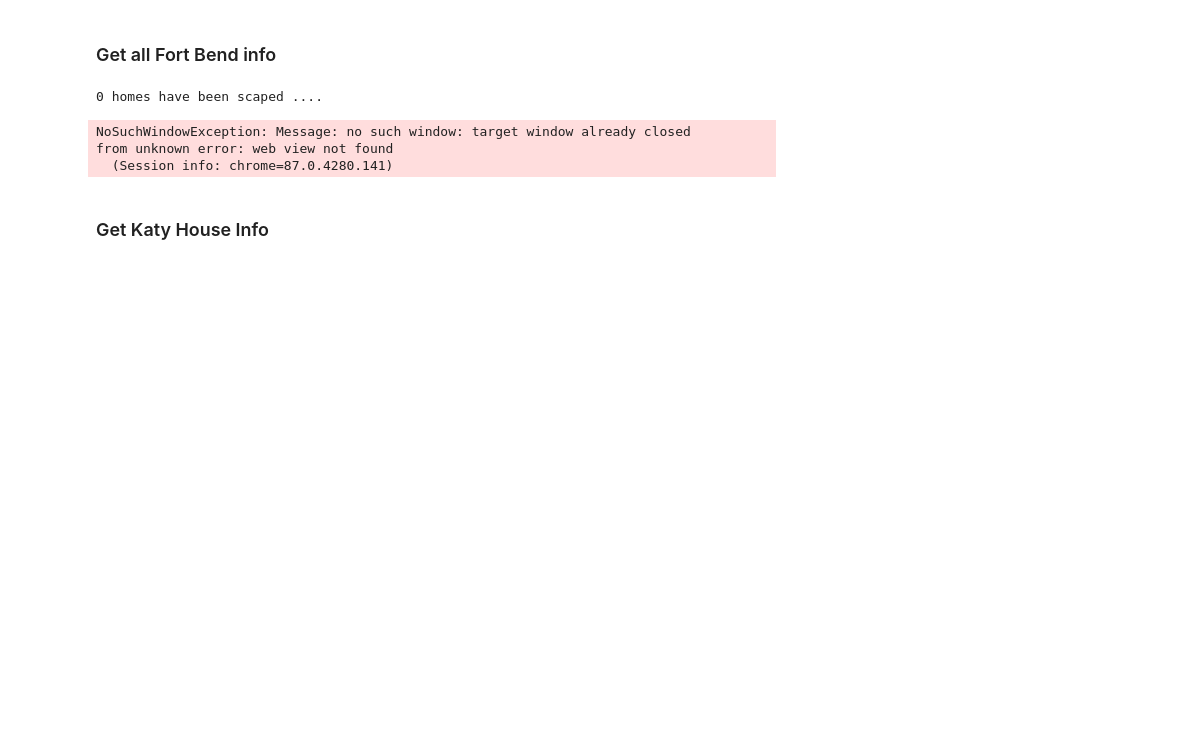
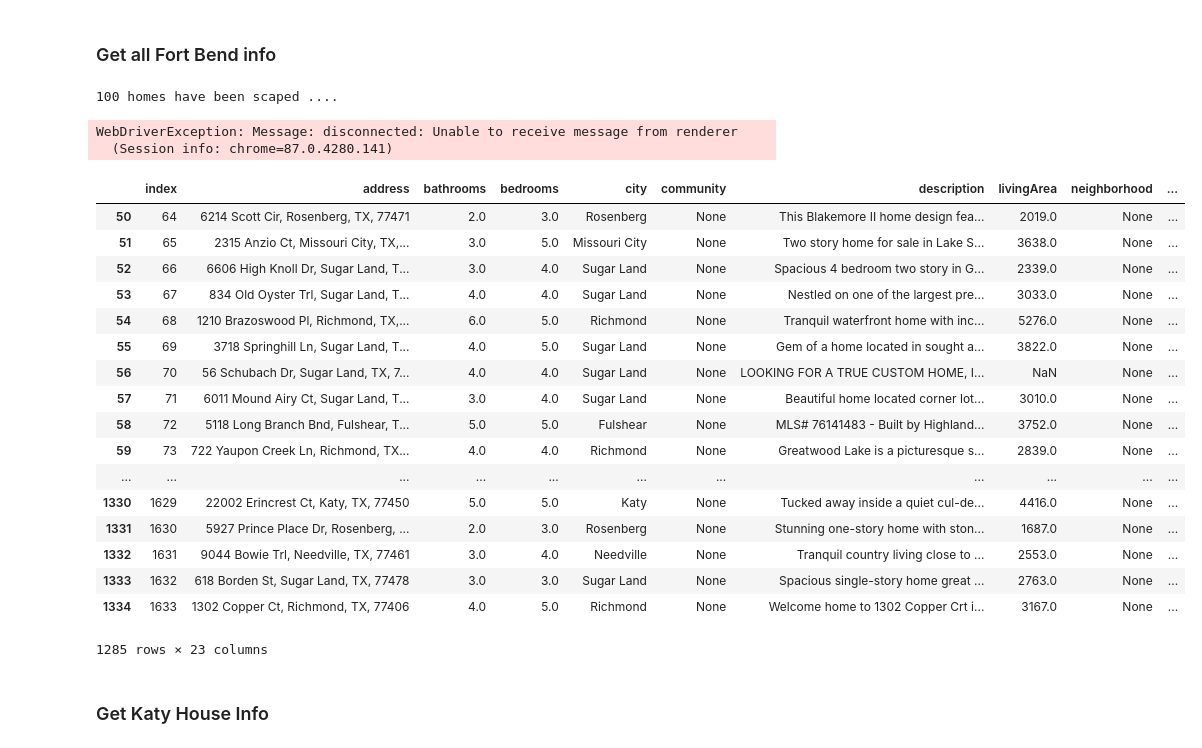
Before and after one commit to YuchenZhangU/Real_Estate, a Jupyter notebook: test.ipynb, the cells around one changed output. Cells and saved outputs as stored; diff of their text form; code cells hidden in the pictures; blank space fills up the shorter version.

Commit message:
feat: previous web scraping zillow

```diff
--- a/test.ipynb
+++ b/test.ipynb
@@ -81,6 +84,12 @@ df = pd.read_csv(r'data/dataset_FortBend_2021-01-10.csv')
+# %%
+# df = pd.read_csv(r'data/dataset_FortBend_2021-01-10.csv')
+# cols = [c for c in df.columns if 'photo' not in c]
+# df_out = df[cols]
+from import_data import load_json_homes
+folder = r'/Users/yuchenzhang/Documents/Reps/actor-zillow-api-scraper/apify_storage/datasets/default'
+df_out = load_json_homes(folder)
 # %%
-cols = [c for c in df.columns if 'photo' not in c]
-df_out = df[cols]
+
 df_out['zestmate'], df_out['zestmate_rent'], df_out['monthly_cost'] = [np.nan, np.nan, np.nan]
 df_out['monthly_cash_flow'] = np.nan
 df_out['yearly_return'] = np.nan
@@ -89,12 +98,32 @@ df_out['school'] = np.nan
 # filter out land with no bedroom or bathroom
 df_out = df_out[(df_out.bedrooms) > 0 & (df_out.bathrooms > 0)].reset_index()
 # %%
-extract_zillow_info(df_out, './FB2.csv', n_start=0, driver_type='selenium', sec_sleep=3)
+extract_zillow_info(df_out, './FB_2021_01_16.csv', n_start=78, driver_type='selenium', sec_sleep=3)
 # %% [output]
-0 homes have been scaped ....
+100 homes have been scaped ....
-NoSuchWindowException: Message: no such window: target window already closed
-from unknown error: web view not found
+WebDriverException: Message: disconnected: Unable to receive message from renderer
   (Session info: chrome=87.0.4280.141)
+# %%
+df_out[50:]
+# %% [output]
+|  | index | address | bathrooms | bedrooms | city | community | description | livingArea | neighborhood | ... |
+| 50 | 64 | 6214 Scott Cir, Rosenberg, TX, 77471 | 2.0 | 3.0 | Rosenberg | None | This Blakemore II home design fea... | 2019.0 | None | ... |
+| 51 | 65 | 2315 Anzio Ct, Missouri City, TX,... | 3.0 | 5.0 | Missouri City | None | Two story home for sale in Lake S... | 3638.0 | None | ... |
+| 52 | 66 | 6606 High Knoll Dr, Sugar Land, T... | 3.0 | 4.0 | Sugar Land | None | Spacious 4 bedroom two story in G... | 2339.0 | None | ... |
+| 53 | 67 | 834 Old Oyster Trl, Sugar Land, T... | 4.0 | 4.0 | Sugar Land | None | Nestled on one of the largest pre... | 3033.0 | None | ... |
+| 54 | 68 | 1210 Brazoswood Pl, Richmond, TX,... | 6.0 | 5.0 | Richmond | None | Tranquil waterfront home with inc... | 5276.0 | None | ... |
+| 55 | 69 | 3718 Springhill Ln, Sugar Land, T... | 4.0 | 5.0 | Sugar Land | None | Gem of a home located in sought a... | 3822.0 | None | ... |
+| 56 | 70 | 56 Schubach Dr, Sugar Land, TX, 7... | 4.0 | 4.0 | Sugar Land | None | LOOKING FOR A TRUE CUSTOM HOME, I... | NaN | None | ... |
+| 57 | 71 | 6011 Mound Airy Ct, Sugar Land, T... | 3.0 | 4.0 | Sugar Land | None | Beautiful home located corner lot... | 3010.0 | None | ... |
+| 58 | 72 | 5118 Long Branch Bnd, Fulshear, T... | 5.0 | 5.0 | Fulshear | None | MLS# 76141483 - Built by Highland... | 3752.0 | None | ... |
+| 59 | 73 | 722 Yaupon Creek Ln, Richmond, TX... | 4.0 | 4.0 | Richmond | None | Greatwood Lake is a picturesque s... | 2839.0 | None | ... |
+| ... | ... | ... | ... | ... | ... | ... | ... | ... | ... | ... |
+| 1330 | 1629 | 22002 Erincrest Ct, Katy, TX, 77450 | 5.0 | 5.0 | Katy | None | Tucked away inside a quiet cul-de... | 4416.0 | None | ... |
+| 1331 | 1630 | 5927 Prince Place Dr, Rosenberg, ... | 2.0 | 3.0 | Rosenberg | None | Stunning one-story home with ston... | 1687.0 | None | ... |
+| 1332 | 1631 | 9044 Bowie Trl, Needville, TX, 77461 | 3.0 | 4.0 | Needville | None | Tranquil country living close to ... | 2553.0 | None | ... |
+| 1333 | 1632 | 618 Borden St, Sugar Land, TX, 77478 | 3.0 | 3.0 | Sugar Land | None | Spacious single-story home great ... | 2763.0 | None | ... |
+| 1334 | 1633 | 1302 Copper Ct, Richmond, TX, 77406 | 4.0 | 5.0 | Richmond | None | Welcome home to 1302 Copper Crt i... | 3167.0 | None | ... |
+1285 rows × 23 columns
 # %% [markdown]
 ### Get Katy House Info
 # %%
```
Also changed, not shown: parts of 2 cells of this notebook, 12 other files.
